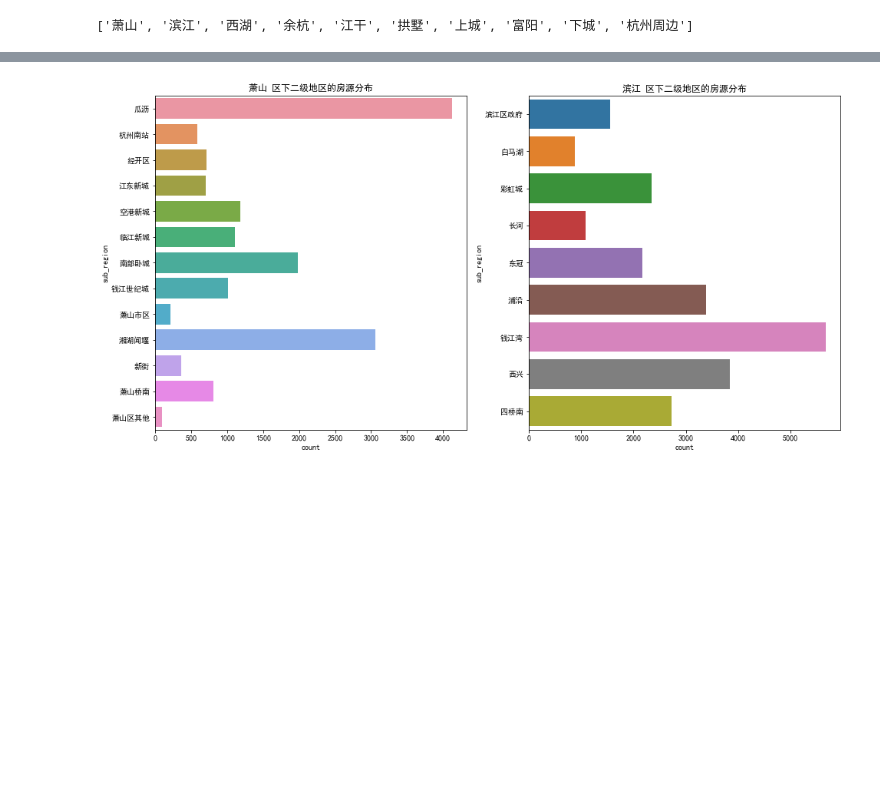
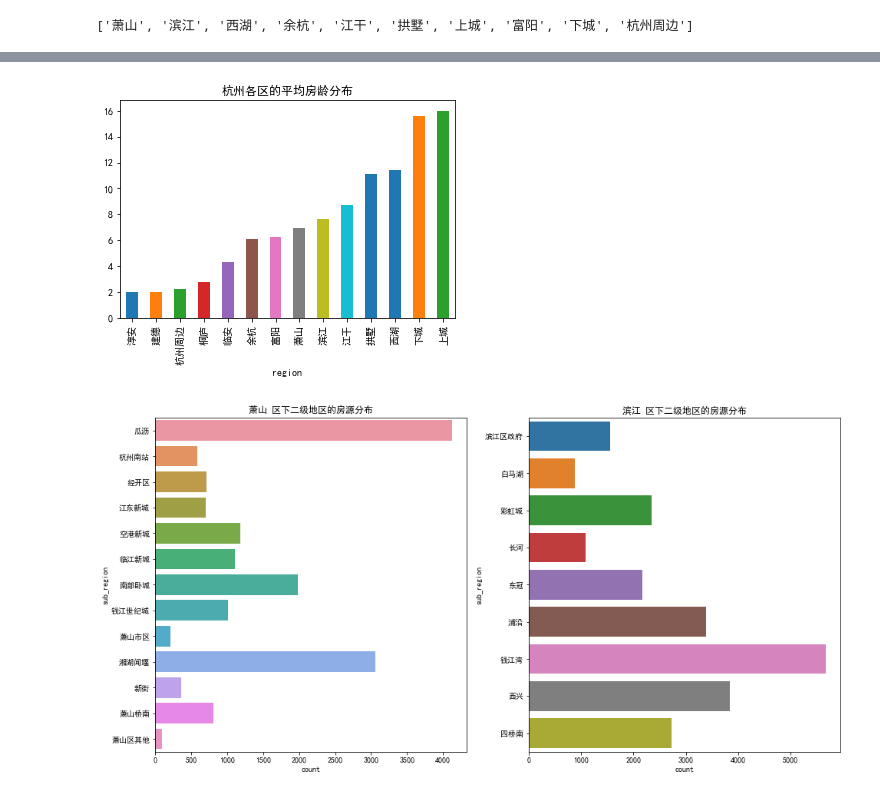
Before and after one commit to rowlingz/python_learning, a Jupyter notebook: python_spider/web_data/year_area_map.ipynb, the cells around one changed output, grey strips where cells are left out. Saved outputs shown, nothing was run; the diff lists cells and outputs as text; code cells hidden in the pictures; blank space fills up the shorter version.

```diff
--- a/python_spider/web_data/year_area_map.ipynb
+++ b/python_spider/web_data/year_area_map.ipynb
@@ -138,0 +215,9 @@ multi_sub
+# %%
+# 房龄分布
+groups_year = groups_year.sort_values()
+groups_year.plot(kind='bar')
+plt.xticks(rotation=90)
+plt.title('杭州各区的平均房龄分布')
+plt.show()
+# %% [output]
+[figure, added]
```
Also changed, not shown: parts of 9 cells of this notebook.
